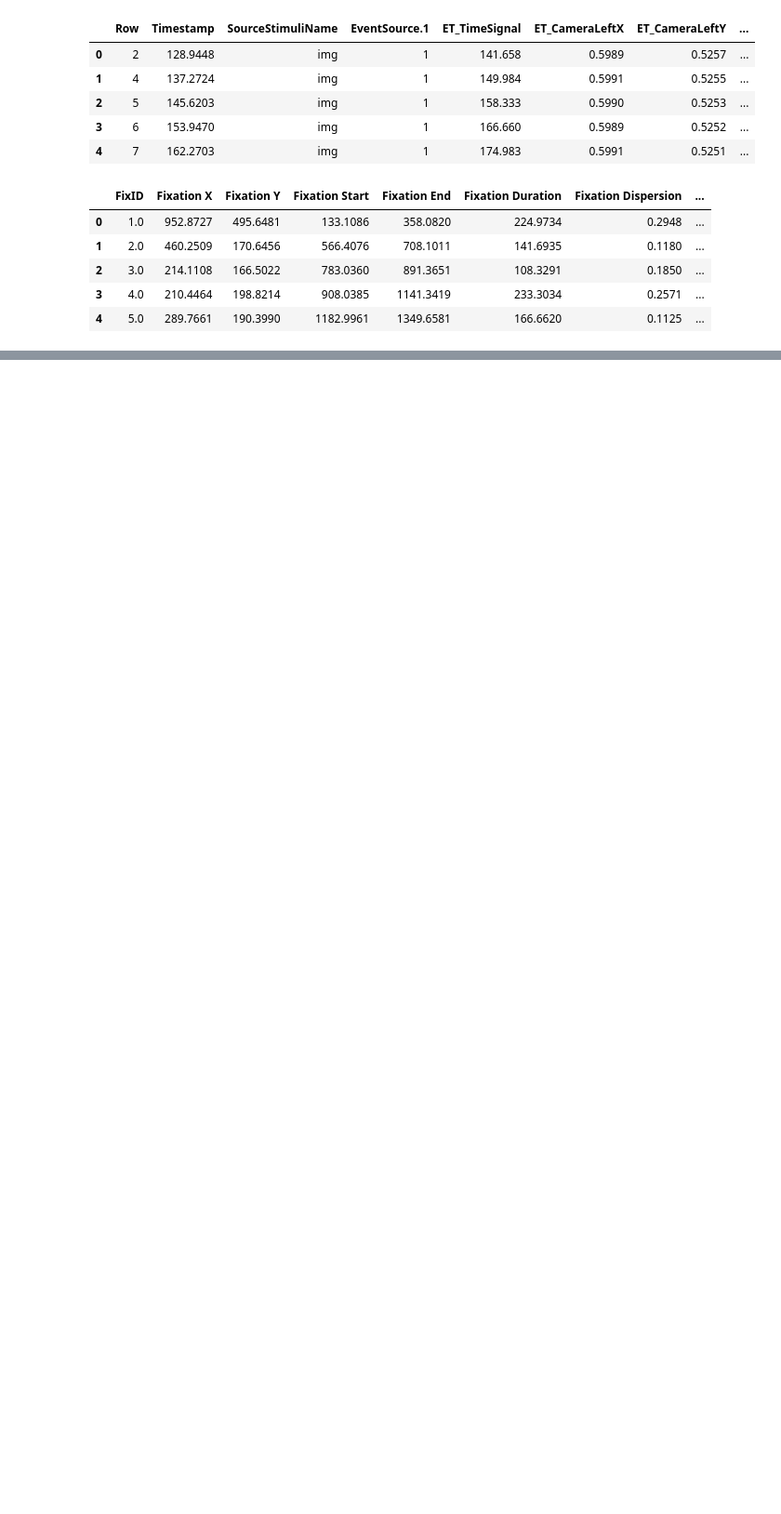
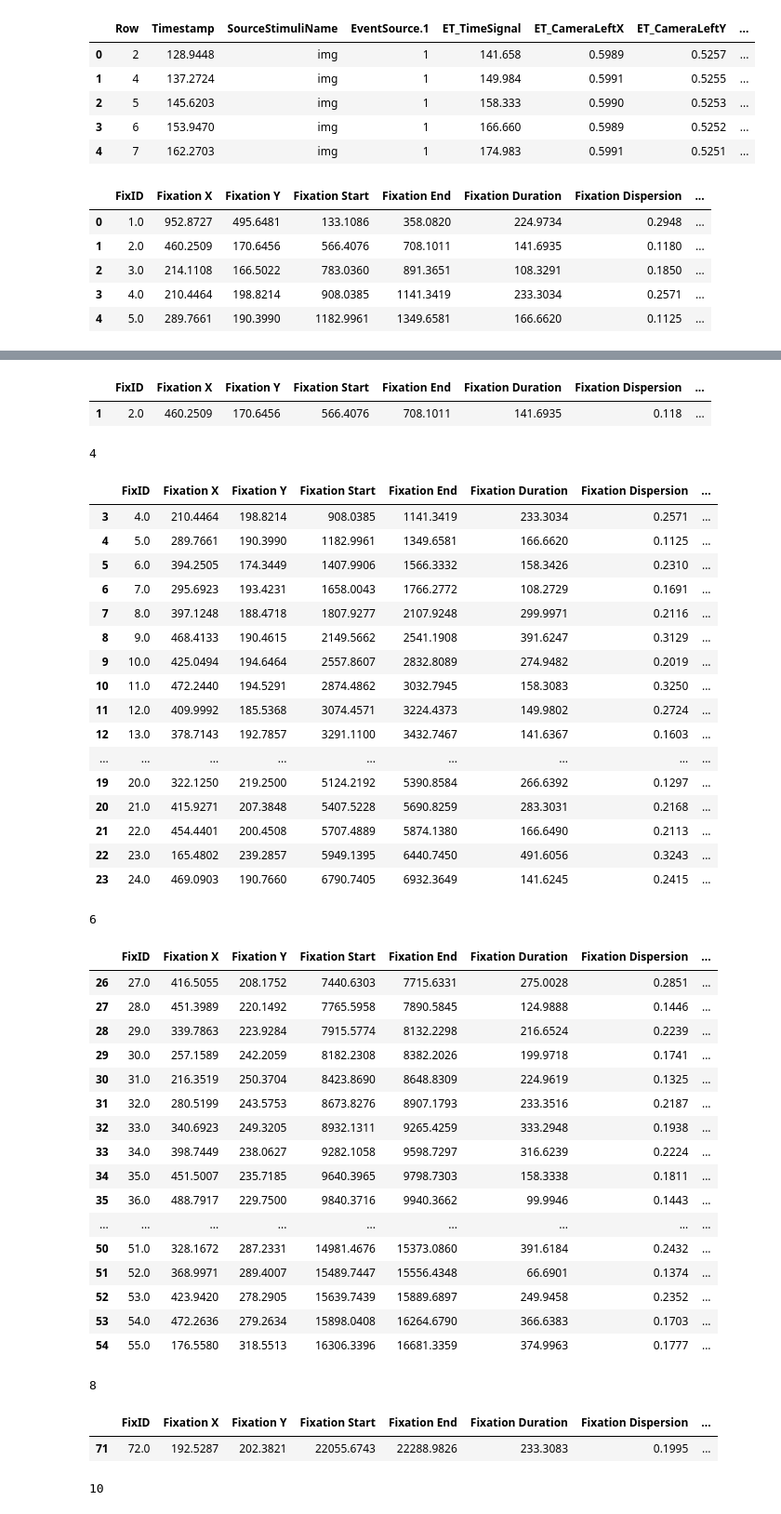
Before and after one commit to aminobest/ETLecture, a Jupyter notebook: docker container/jupyter/workspace/4. Measures.ipynb, the cells around one changed output, grey strips where cells are left out. Shown at 93% size. Saved outputs shown, nothing was run; the diff lists cells and outputs as text; code cells hidden in the pictures; blank space fills up the shorter version.

```diff
--- a/docker container/jupyter/workspace/4. Measures.ipynb
+++ b/docker container/jupyter/workspace/4. Measures.ipynb
@@ -203,0 +126,26 @@ for k, v in fixationData.groupby((fixationData['Text_Area'].shift() != fixationD
+# %%
+# documentation for the aprroach used to group columns by consecutive same value https://towardsdatascience.com/pandas-dataframe-group-by-consecutive-same-values-128913875dba
+
+aoiVisits = pd.DataFrame(columns = ["VisitedAOI","Visit Start","Visit End","Visit Duration","Number of Fixations"])
+
+# Iterate through the different AOIS
+for aoi in AOIS:
+
+    #  Group by consecutive same value (CSAV) (see "Appendix: exmaple of CSAV" for groups derived using AOI "Text_Area")
+    csavGroups = fixationData.groupby((fixationData[aoi].shift() != fixationData[aoi]).cumsum())
+
+    # Keep only groups where the AOI is activited (aoiName==1)
+    csavGroups = {key: value for key, value in csavGroups if value[aoi].unique()==[1]}
+
+    # compute a set of metrics for each visit (i.e., a group where the AOI is activiated)
+    for key in csavGroups:
+        # print(key)
+        # display(csavGroups[key])
+        aoiVisits = aoiVisits.append({
+            "VisitedAOI": aoi,
+            "Visit Start": csavGroups[key].iloc[0]["Fixation Start"],
+            "Visit End" : csavGroups[key].iloc[-1]["Fixation End"],
+            "Visit Duration": csavGroups[key].iloc[-1]["Fixation End"]-csavGroups[key].iloc[0]["Fixation Start"],
+            "Number of Fixations": len(csavGroups[key].index)
+        },ignore_index=True)
+# %% [output]
@@ -203,0 +153,42 @@ for k, v in fixationData.groupby((fixationData['Text_Area'].shift() != fixationD
+|  | FixID | Fixation X | Fixation Y | Fixation Start | Fixation End | Fixation Duration | Fixation Dispersion | ... |
+| 1 | 2.0 | 460.2509 | 170.6456 | 566.4076 | 708.1011 | 141.6935 | 0.118 | ... |
+4
+|  | FixID | Fixation X | Fixation Y | Fixation Start | Fixation End | Fixation Duration | Fixation Dispersion | ... |
+| 3 | 4.0 | 210.4464 | 198.8214 | 908.0385 | 1141.3419 | 233.3034 | 0.2571 | ... |
+| 4 | 5.0 | 289.7661 | 190.3990 | 1182.9961 | 1349.6581 | 166.6620 | 0.1125 | ... |
+| 5 | 6.0 | 394.2505 | 174.3449 | 1407.9906 | 1566.3332 | 158.3426 | 0.2310 | ... |
+| 6 | 7.0 | 295.6923 | 193.4231 | 1658.0043 | 1766.2772 | 108.2729 | 0.1691 | ... |
+| 7 | 8.0 | 397.1248 | 188.4718 | 1807.9277 | 2107.9248 | 299.9971 | 0.2116 | ... |
+| 8 | 9.0 | 468.4133 | 190.4615 | 2149.5662 | 2541.1908 | 391.6247 | 0.3129 | ... |
+| 9 | 10.0 | 425.0494 | 194.6464 | 2557.8607 | 2832.8089 | 274.9482 | 0.2019 | ... |
+| 10 | 11.0 | 472.2440 | 194.5291 | 2874.4862 | 3032.7945 | 158.3083 | 0.3250 | ... |
+| 11 | 12.0 | 409.9992 | 185.5368 | 3074.4571 | 3224.4373 | 149.9802 | 0.2724 | ... |
+| 12 | 13.0 | 378.7143 | 192.7857 | 3291.1100 | 3432.7467 | 141.6367 | 0.1603 | ... |
+| ... | ... | ... | ... | ... | ... | ... | ... | ... |
+| 19 | 20.0 | 322.1250 | 219.2500 | 5124.2192 | 5390.8584 | 266.6392 | 0.1297 | ... |
+| 20 | 21.0 | 415.9271 | 207.3848 | 5407.5228 | 5690.8259 | 283.3031 | 0.2168 | ... |
+| 21 | 22.0 | 454.4401 | 200.4508 | 5707.4889 | 5874.1380 | 166.6490 | 0.2113 | ... |
+| 22 | 23.0 | 165.4802 | 239.2857 | 5949.1395 | 6440.7450 | 491.6056 | 0.3243 | ... |
+| 23 | 24.0 | 469.0903 | 190.7660 | 6790.7405 | 6932.3649 | 141.6245 | 0.2415 | ... |
+6
+|  | FixID | Fixation X | Fixation Y | Fixation Start | Fixation End | Fixation Duration | Fixation Dispersion | ... |
+| 26 | 27.0 | 416.5055 | 208.1752 | 7440.6303 | 7715.6331 | 275.0028 | 0.2851 | ... |
+| 27 | 28.0 | 451.3989 | 220.1492 | 7765.5958 | 7890.5845 | 124.9888 | 0.1446 | ... |
+| 28 | 29.0 | 339.7863 | 223.9284 | 7915.5774 | 8132.2298 | 216.6524 | 0.2239 | ... |
+| 29 | 30.0 | 257.1589 | 242.2059 | 8182.2308 | 8382.2026 | 199.9718 | 0.1741 | ... |
+| 30 | 31.0 | 216.3519 | 250.3704 | 8423.8690 | 8648.8309 | 224.9619 | 0.1325 | ... |
+| 31 | 32.0 | 280.5199 | 243.5753 | 8673.8276 | 8907.1793 | 233.3516 | 0.2187 | ... |
+| 32 | 33.0 | 340.6923 | 249.3205 | 8932.1311 | 9265.4259 | 333.2948 | 0.1938 | ... |
+| 33 | 34.0 | 398.7449 | 238.0627 | 9282.1058 | 9598.7297 | 316.6239 | 0.2224 | ... |
+| 34 | 35.0 | 451.5007 | 235.7185 | 9640.3965 | 9798.7303 | 158.3338 | 0.1811 | ... |
+| 35 | 36.0 | 488.7917 | 229.7500 | 9840.3716 | 9940.3662 | 99.9946 | 0.1443 | ... |
+| ... | ... | ... | ... | ... | ... | ... | ... | ... |
+| 50 | 51.0 | 328.1672 | 287.2331 | 14981.4676 | 15373.0860 | 391.6184 | 0.2432 | ... |
+| 51 | 52.0 | 368.9971 | 289.4007 | 15489.7447 | 15556.4348 | 66.6901 | 0.1374 | ... |
+| 52 | 53.0 | 423.9420 | 278.2905 | 15639.7439 | 15889.6897 | 249.9458 | 0.2352 | ... |
+| 53 | 54.0 | 472.2636 | 279.2634 | 15898.0408 | 16264.6790 | 366.6383 | 0.1703 | ... |
+| 54 | 55.0 | 176.5580 | 318.5513 | 16306.3396 | 16681.3359 | 374.9963 | 0.1777 | ... |
+8
+|  | FixID | Fixation X | Fixation Y | Fixation Start | Fixation End | Fixation Duration | Fixation Dispersion | ... |
+| 71 | 72.0 | 192.5287 | 202.3821 | 22055.6743 | 22288.9826 | 233.3083 | 0.1995 | ... |
+10
```
Also changed, not shown: parts of 15 cells of this notebook, 1 other file.
